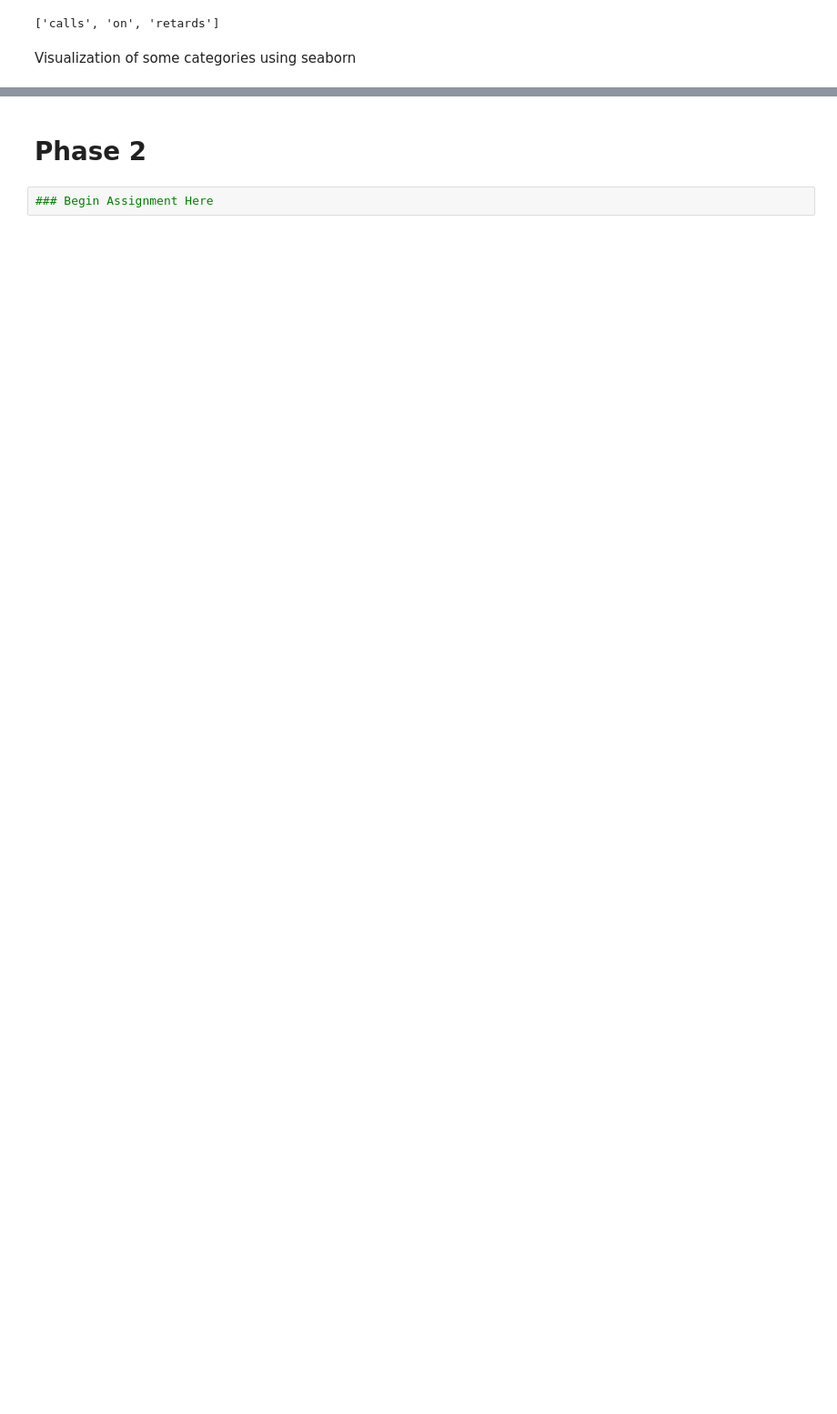
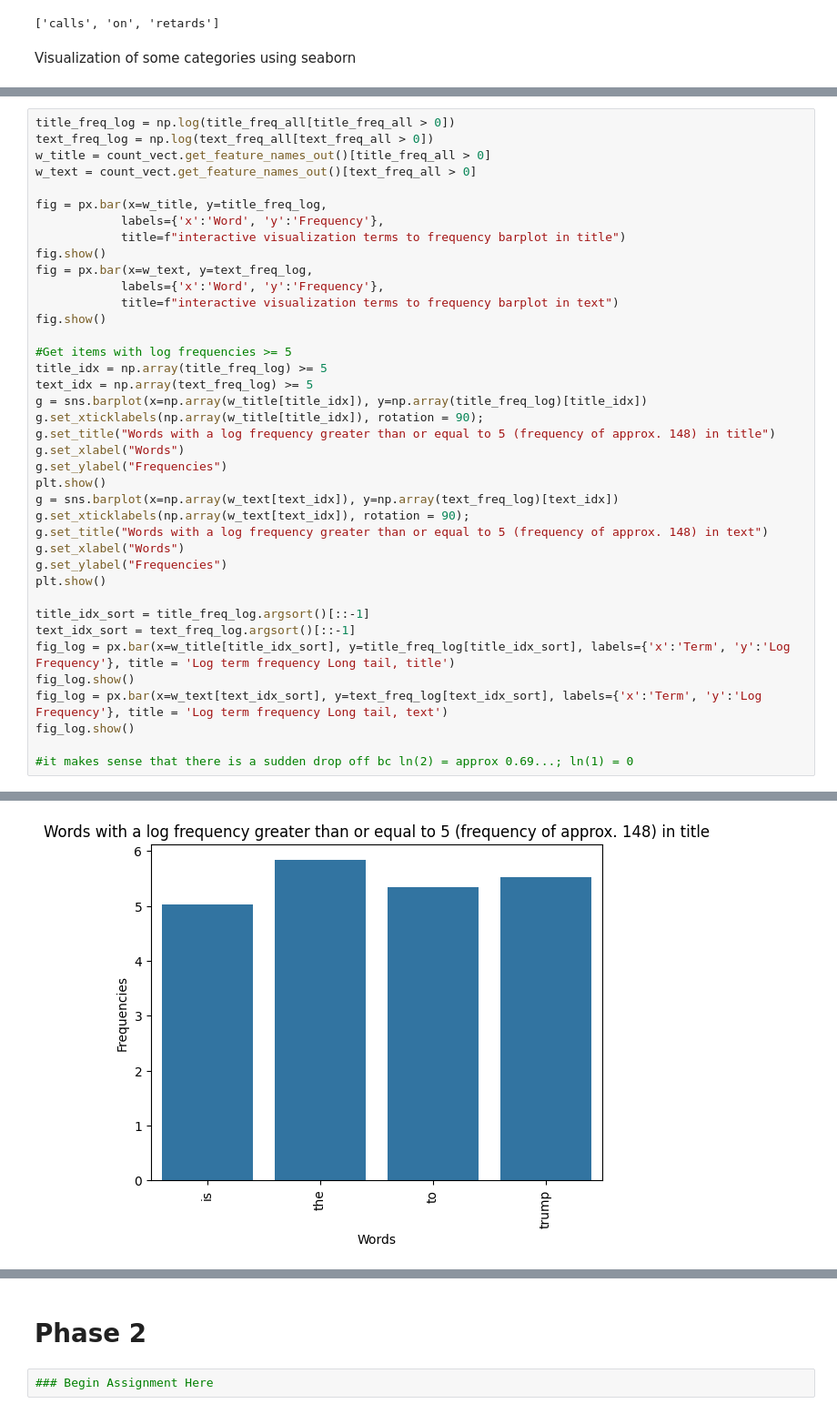
Before and after one commit to saylaa5923/DM2025-Lab1-Exercise, a Jupyter notebook: DM2025-Lab1-Homework.ipynb, the cells around one changed output, grey strips where cells are left out. Shown at 91% size. Drawn from its saved outputs; the diff is of its cells as text; blank space fills up the shorter version.

```diff
--- a/DM2025-Lab1-Homework.ipynb
+++ b/DM2025-Lab1-Homework.ipynb
@@ -187,0 +370,40 @@ plt.show()
+# %%
+title_freq_log = np.log(title_freq_all[title_freq_all > 0])
+text_freq_log = np.log(text_freq_all[text_freq_all > 0])
+w_title = count_vect.get_feature_names_out()[title_freq_all > 0]
+w_text = count_vect.get_feature_names_out()[text_freq_all > 0]
+
+fig = px.bar(x=w_title, y=title_freq_log,
+            labels={'x':'Word', 'y':'Frequency'},
+            title=f"interactive visualization terms to frequency barplot in title")
+fig.show()
+fig = px.bar(x=w_text, y=text_freq_log,
+            labels={'x':'Word', 'y':'Frequency'},
+            title=f"interactive visualization terms to frequency barplot in text")
+fig.show()
+
+#Get items with log frequencies >= 5
+title_idx = np.array(title_freq_log) >= 5
+text_idx = np.array(text_freq_log) >= 5
+g = sns.barplot(x=np.array(w_title[title_idx]), y=np.array(title_freq_log)[title_idx])
+g.set_xticklabels(np.array(w_title[title_idx]), rotation = 90);
+g.set_title("Words with a log frequency greater than or equal to 5 (frequency of approx. 148) in title")
+g.set_xlabel("Words")
+g.set_ylabel("Frequencies")
+plt.show()
+g = sns.barplot(x=np.array(w_text[text_idx]), y=np.array(text_freq_log)[text_idx])
+g.set_xticklabels(np.array(w_text[text_idx]), rotation = 90);
+g.set_title("Words with a log frequency greater than or equal to 5 (frequency of approx. 148) in text")
+g.set_xlabel("Words")
+g.set_ylabel("Frequencies")
+plt.show()
+
+title_idx_sort = title_freq_log.argsort()[::-1]
+text_idx_sort = text_freq_log.argsort()[::-1]
+fig_log = px.bar(x=w_title[title_idx_sort], y=title_freq_log[title_idx_sort], labels={'x':'Term', 'y':'Log Frequency'}, title = 'Log term frequency Long tail, title')
+fig_log.show()
+fig_log = px.bar(x=w_text[text_idx_sort], y=text_freq_log[text_idx_sort], labels={'x':'Term', 'y':'Log Frequency'}, title = 'Log term frequency Long tail, text')
+fig_log.show()
+
+#it makes sense that there is a sudden drop off bc ln(2) = approx 0.69...; ln(1) = 0
+# %% [output]
@@ -187,0 +411 @@ plt.show()
+[figure, added]
```
Also changed, not shown: parts of 13 cells of this notebook.
